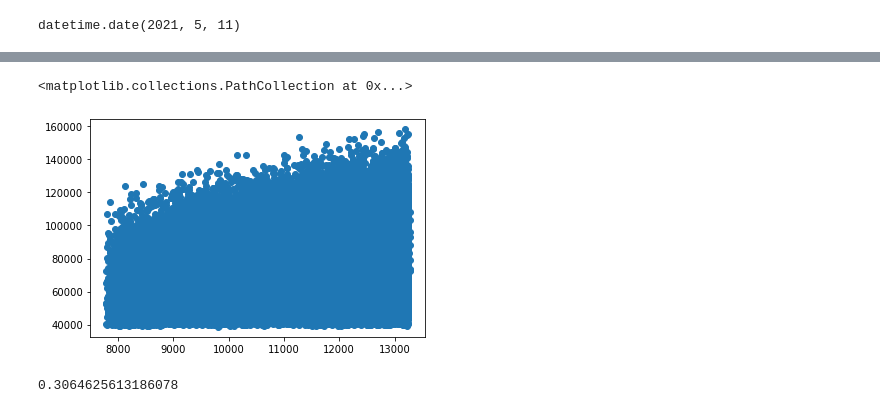
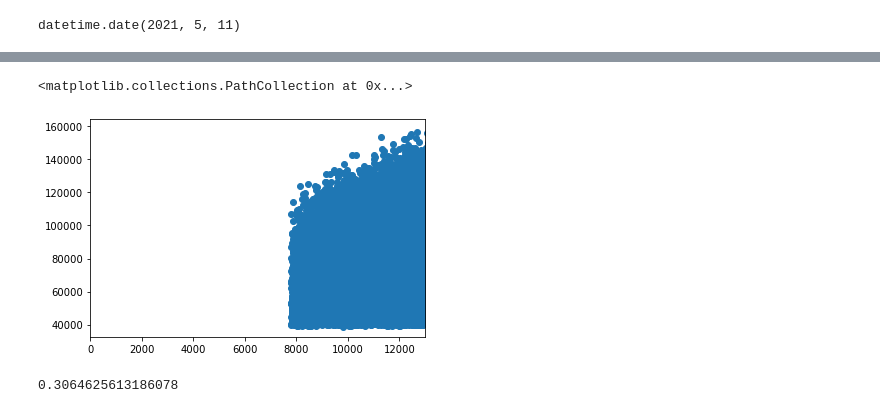
Before and after one commit to annah-vu/statistics-exercises, a Jupyter notebook: hypothesis_testing.ipynb, the cells around one changed output, grey strips where cells are left out. Cells and saved outputs as stored; diff of their text form; code cells hidden in the pictures.

```diff
--- a/hypothesis_testing.ipynb
+++ b/hypothesis_testing.ipynb
@@ -492,11 +503,11 @@ employees_df.head()
 # %%
 x = employees_df.tenure_in_days
 y=employees_df.salary
-
+plt.xlim(0,13000)
 plt.scatter(x,y)
 # %% [output]
 <matplotlib.collections.PathCollection at 0x...>
-[figure, old version]
+[figure, new version]
 # %%
 corr, p = stats.pearsonr(x,y)
 # %%
```
Also changed, not shown: parts of 20 cells of this notebook.
